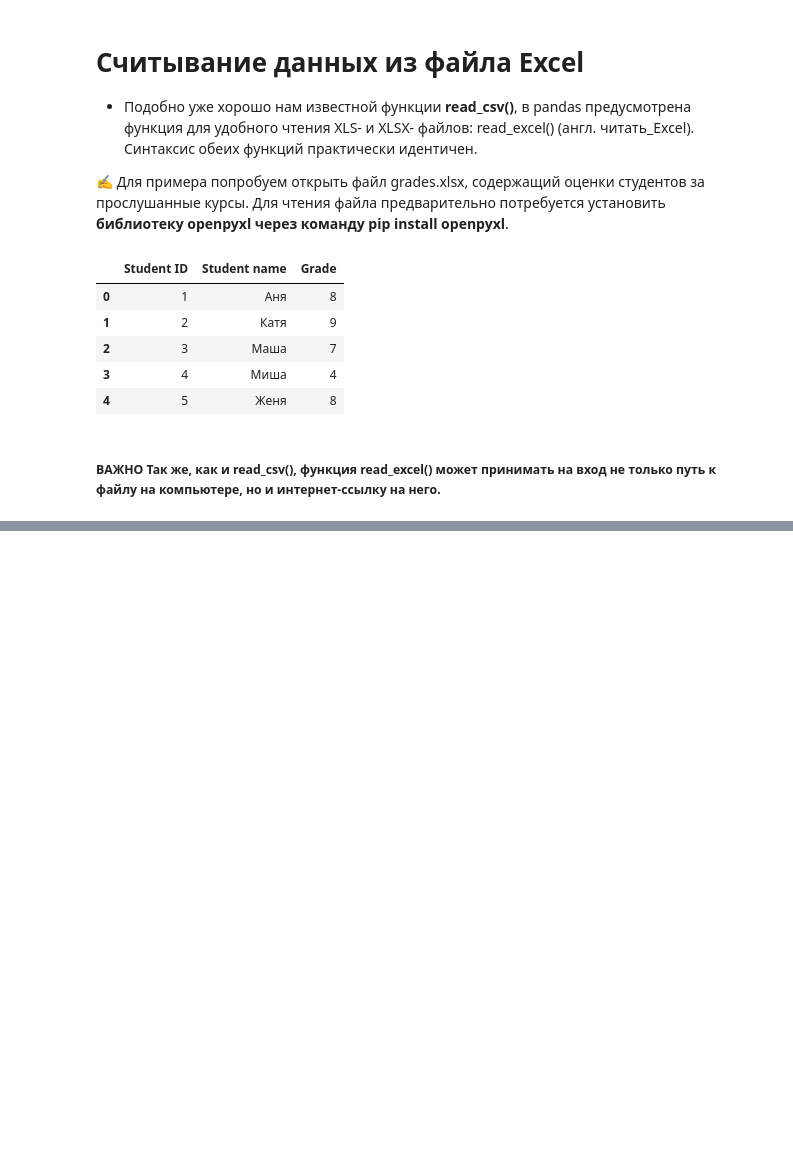
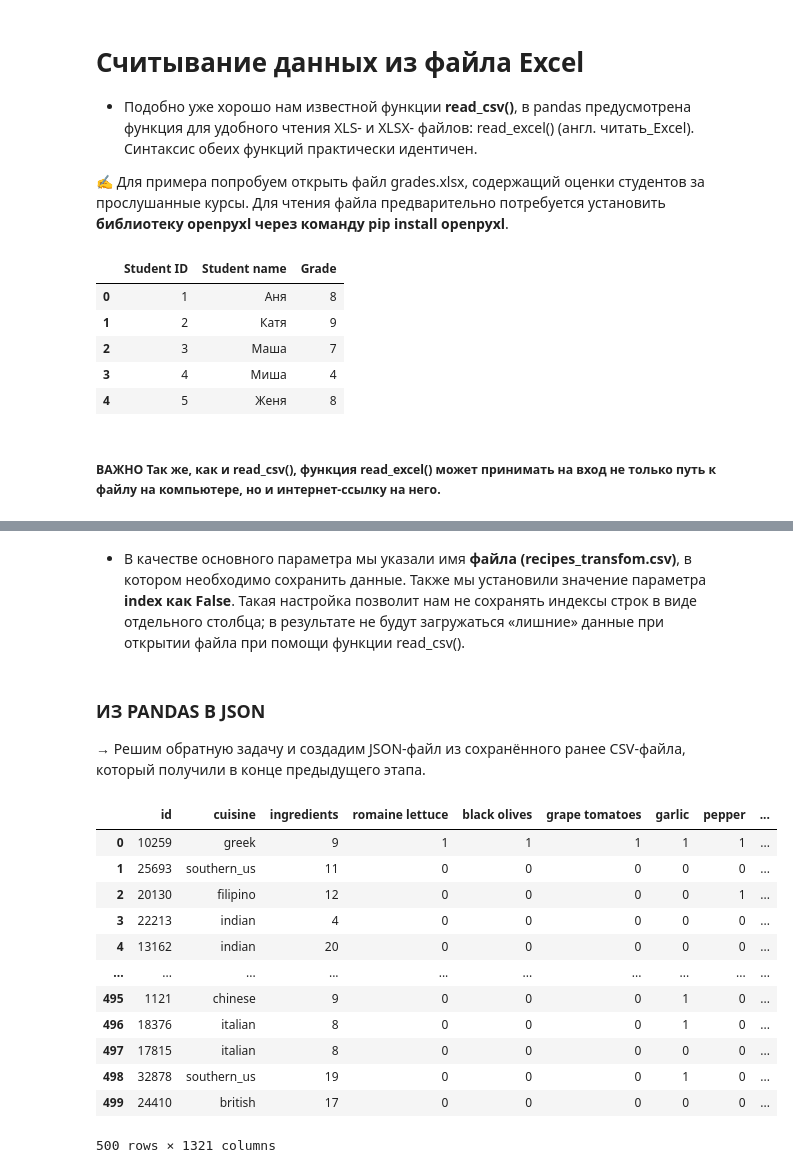
Before and after one commit to Yuri-VN/Working_test, a Jupyter notebook: project_2_Pandas/project_2.Подгрузка_данных.ipynb, the cells around one changed output, grey strips where cells are left out. Cells and saved outputs as stored; diff of their text form; code cells hidden in the pictures; blank space fills up the shorter version.

Commit message:
filling unit Excel, Zip, JSON, XML

```diff
--- a/project_2_Pandas/project_2.Подгрузка_данных.ipynb
+++ b/project_2_Pandas/project_2.Подгрузка_данных.ipynb
@@ -246,0 +717,24 @@ display(grades.head())
+# %% [markdown]
+* В качестве основного параметра мы указали имя **файла (recipes_transfom.csv)**, в котором необходимо сохранить данные. Также мы установили значение параметра **index как False**. Такая настройка позволит нам не сохранять индексы строк в виде отдельного столбца; в результате не будут загружаться «лишние» данные при открытии файла при помощи функции read_csv().
+# %% [markdown]
+### ИЗ PANDAS **В JSON**
+
+→ Решим обратную задачу и создадим JSON-файл из сохранённого ранее CSV-файла, который получили в конце предыдущего этапа.
+# %%
+# Создаём DataFrame, читаем данные из файла в переменную df
+df = pd.read_csv('data/recipes.csv')
+display (df)
+# %% [output]
+|  | id | cuisine | ingredients | romaine lettuce | black olives | grape tomatoes | garlic | pepper | ... |
+| 0 | 10259 | greek | 9 | 1 | 1 | 1 | 1 | 1 | ... |
+| 1 | 25693 | southern_us | 11 | 0 | 0 | 0 | 0 | 0 | ... |
+| 2 | 20130 | filipino | 12 | 0 | 0 | 0 | 0 | 1 | ... |
+| 3 | 22213 | indian | 4 | 0 | 0 | 0 | 0 | 0 | ... |
+| 4 | 13162 | indian | 20 | 0 | 0 | 0 | 0 | 0 | ... |
+| ... | ... | ... | ... | ... | ... | ... | ... | ... | ... |
+| 495 | 1121 | chinese | 9 | 0 | 0 | 0 | 1 | 0 | ... |
+| 496 | 18376 | italian | 8 | 0 | 0 | 0 | 1 | 0 | ... |
+| 497 | 17815 | italian | 8 | 0 | 0 | 0 | 0 | 0 | ... |
+| 498 | 32878 | southern_us | 19 | 0 | 0 | 0 | 1 | 0 | ... |
+| 499 | 24410 | british | 17 | 0 | 0 | 0 | 0 | 0 | ... |
+500 rows × 1321 columns
```
Also changed, not shown: parts of 121 cells of this notebook, 9 other files.
